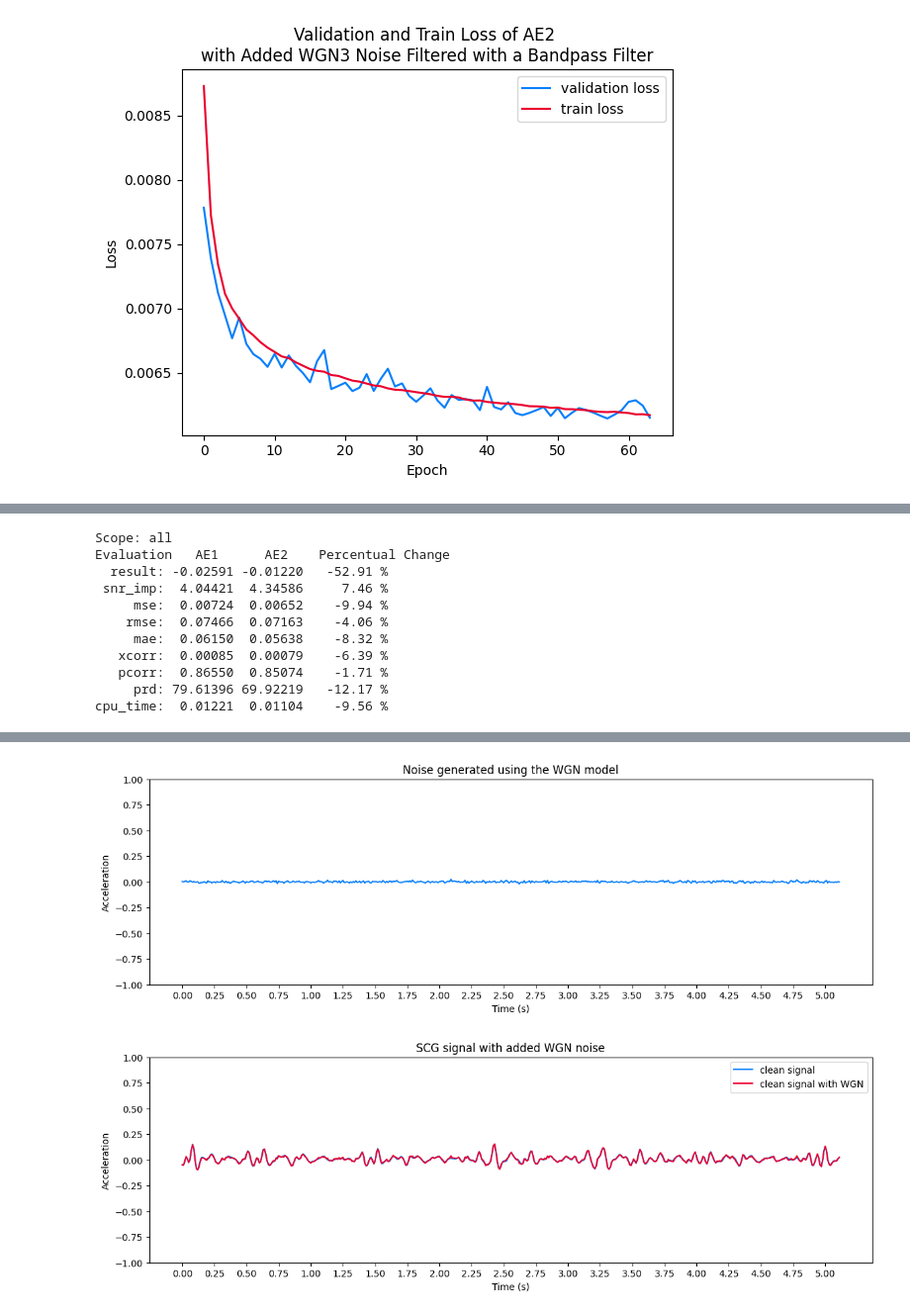
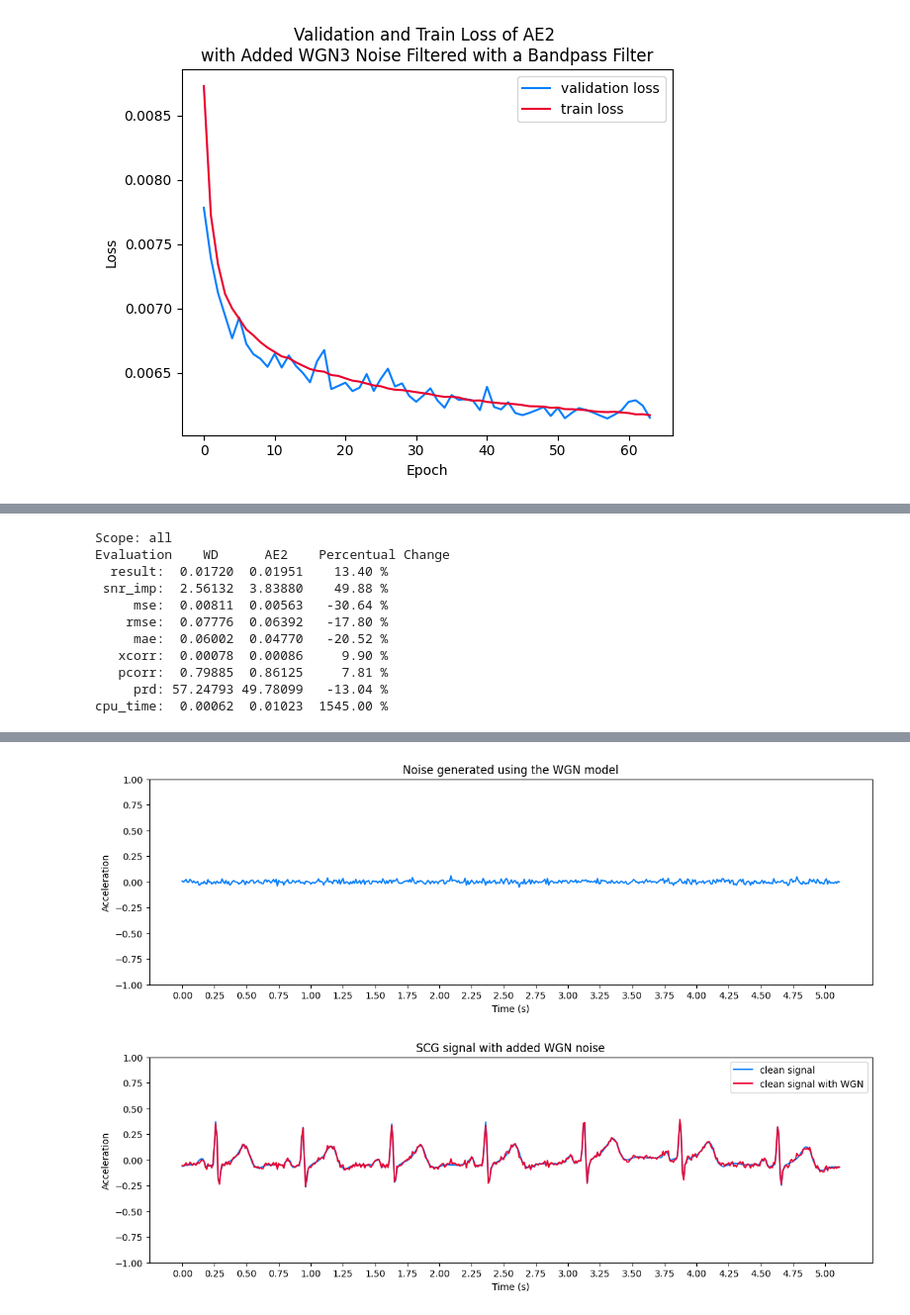
Before and after one commit to jonasburian/Bachelor-Thesis-Project, a Jupyter notebook: project.ipynb, the cells around one changed output, grey strips where cells are left out. Shown at 99% size. Saved outputs shown, nothing was run; the diff lists cells and outputs as text; code cells hidden in the pictures.

```diff
--- a/project.ipynb
+++ b/project.ipynb
@@ -90,9 +90,9 @@ Initially, no noise is added to the data so that training and testing can be don
 # %%
 '''
-A method to normalize the input data between -1 and 1. Returns the minimum and maximum values of the original signal as well for later denormalization.
-:param data: The data (array) that should be normalized.
+A method to normalise the input data between -1 and 1. Returns the minimum and maximum values of the original signal as well for later denormalisation.
+:param data: The data (array) that should be normalised.
 '''
-def normalize(data):
+def normalise(data):
     # If the data consists of several arrays, concatenate them to find the minimum and maximum.
     data_concat = np.concatenate(data) if data[0].ndim == 1 else data
     min_val = np.min(data_concat)
@@ -101,12 +101,12 @@ def normalize(data):
     return data_norm, min_val, max_val
 
 '''
-Denormalizes the input data to its original form, given the minimum and maximum values of the original signal.
-:param data: The data that should be normalized.
-:param min_val: The minimum value of the original, not normalized data.
-:param max_val: The maximum value of the original, not normalized data.
+Denormalises the input data to its original form, given the minimum and maximum values of the original signal.
+:param data: The data that should be denormalised.
+:param min_val: The minimum value of the original, not normalised data.
+:param max_val: The maximum value of the original, not normalised data.
 '''
-def denormalize(data, min_val, max_val):
+def denormalise(data, min_val, max_val):
     data_denorm = (max_val * data + max_val - data * min_val + min_val) / 2
     return data_denorm
 
@@ -129,8 +129,8 @@ def bandpass(input_signal, order=4, fs=100.0, lowcut=5.0, highcut=30.0):
     return y
 
 '''
-A method to filter out peaks of a given input signal by comparing the z-score of an input datapoint to a threshold value.
-:param input_signal: The signal on which the filter should be applied to.
+A method to filter out peaks of a given input signal by comparing the z-score of each datapoint to a threshold value.
+:param input_signal: The signal to which the filter should be applied to.
 :param z_score_th: Every datapoint with a z-score above this threshold will be set to the mean of the signal.
 '''
 def filter_peaks(input_signal, z_score_th=7):
@@ -551,7 +548,7 @@ def load_data(*args, **kwargs):
 # %%
 # Imports the dataset and splits it into a train and test subset.
 # ['b001', 'm001', 'p001', 'b002', 'm002', 'p002']
-train_dataset, test_dataset = load_data(data_directory, ['CEBS'], sampling_rate, window_size, step_size, transform=ToTensor(), ecg=False, noise=True, remove_cebs=None, leave_cebs=None)
+train_dataset, test_dataset = load_data(data_directory, ['CEBS'], sampling_rate, window_size, step_size, transform=ToTensor(), ecg=True, noise=False, remove_cebs=None, leave_cebs=None)
 # %% [output]
 Loading CEBS
         Loaded 111514 samples
@@ -1188,7 +1189,7 @@ def test(config):
         return results
 # %%
 # Testing is done with a different set of target SNRs. Those are set here.
-test_dataset.dataset.add_noise(test_target_snr_dbs, noise_model='MOTION', wgn_prob=0.4, use_bandpass=False)
+test_dataset.dataset.add_noise(test_target_snrs, noise_model='WGN', wgn_prob=0.4, use_bandpass=False)
 # %%
 # The config describes, which parameters should be tested.
 
@@ -1461,13 +1471,13 @@ Clean/BP:               0.9537761940282472
 # %%
 # COMPARISON OF DIFFERENT DENOISING METHODS
 
-# Gives the percentual change of the specified labels (label_1 and label_2) from the config of the respective results.json
+# Gives the  percentage change of the two specified labels (`label_1` and `label_2`) from the config of the respective `results.json`
 # for specific scopes and a specific metric (mean or sd)
 
 # The filename for the respective results
-filename = 'results/2/motion/results.json'
+filename = 'results/2/wgn/results.json'
 
-label_1 = 'AE1' # The first label from the results
+label_1 = 'WD' # The first label from the results
 label_2 = 'AE2' # The second label from the results
 scopes = ['all'] # The scope of SNRs
 metric = 'mean' # The the metric to be shown (mean or sd)
@@ -1478,7 +1488,7 @@ with open(filename) as json_file:
 
     for scope in scopes:
         print(f'Scope: {scope}')
-        print('\033[1m{:^8} {:^8} {:^8} {:^8}\033[0m'.format('Evaluation', label_1, label_2, 'Percentual Change'))
+        print('\033[1m{:^8} {:^8} {:^8} {:^8}\033[0m'.format('Evaluation', label_1, label_2, 'Percentage Change'))
         for evaluation in results[label_1][scope]:
             val = results[label_1][scope][evaluation][metric]
             val_cmp = results[label_2][scope][evaluation][metric]
@@ -1487,16 +1497,16 @@ with open(filename) as json_file:
             print(f'{evaluation:>8}: {val:>8.5f} {val_cmp:>8.5f} {percentage_change:>8.2f} %')
 # %% [output]
 Scope: all
-Evaluation   AE1      AE2    Percentual Change
-  result: -0.02591 -0.01220   -52.91 %
- snr_imp:  4.04421  4.34586     7.46 %
-     mse:  0.00724  0.00652    -9.94 %
-    rmse:  0.07466  0.07163    -4.06 %
-     mae:  0.06150  0.05638    -8.32 %
-   xcorr:  0.00085  0.00079    -6.39 %
-   pcorr:  0.86550  0.85074    -1.71 %
-     prd: 79.61396 69.92219   -12.17 %
-cpu_time:  0.01221  0.01104    -9.56 %
+Evaluation    WD      AE2    Percentual Change
+  result:  0.01720  0.01951    13.40 %
+ snr_imp:  2.56132  3.83880    49.88 %
+     mse:  0.00811  0.00563   -30.64 %
+    rmse:  0.07776  0.06392   -17.80 %
+     mae:  0.06002  0.04770   -20.52 %
+   xcorr:  0.00078  0.00086     9.90 %
+   pcorr:  0.79885  0.86125     7.81 %
+     prd: 57.24793 49.78099   -13.04 %
+cpu_time:  0.00062  0.01023  1545.00 %
 # %%
 # GENERATION OF (LaTeX) TABLES FROM THE RESULTS
 
@@ -1575,7 +1586,7 @@ Method &  &  &  &  &  \\
 # %%
 # VISUALISATION FOR WGN NOISE
 
-# Prints a figure with only the noise and a figure with the added noise to the signal together with the clean signal
+# Prints a figure with only the noise and a figure with the added noise to the signal together with the clean signal itself
 
 directory = os.path.join('results', 'noise_viz')
 if not os.path.exists(directory):
@@ -1589,14 +1600,14 @@ _, data = test_dataset[i]
 
 data = data.numpy()
 
-# Generate WGN noise with the specified target_snr_db
-target_snr_db = 15
-print(f'Target SNR: {target_snr_db}')
+# Generate WGN noise with the specified target_snr
+target_snr = 15
+print(f'Target SNR: {target_snr}')
 
 data_avg_watts = np.mean(data ** 2)
 data_avg_db = 10 * np.log10(data_avg_watts)
 
-noise_avg_db = data_avg_db - target_snr_db
+noise_avg_db = data_avg_db - target_snr
 noise_avg_watts = 10 ** (noise_avg_db / 10)
 
 mean_noise = 0
@@ -1604,7 +1615,7 @@ noise = np.random.normal(mean_noise, np.sqrt(noise_avg_watts), len(data))
 data_noise = data + noise
 print(f'Acheived SNR: {snr(data, data_noise)}')
 
-# The sample range that should be visualized
+# The sample range that should be visualised
 time_from = 0
 time_to = 512
 
@@ -1644,3 +1655,3 @@ Acheived SNR: 15.192577133043077
 [figure]
-[figure, old version]
+[figure, new version]
 # %%
```
Also changed, not shown: parts of 21 cells of this notebook, 3 other files.
